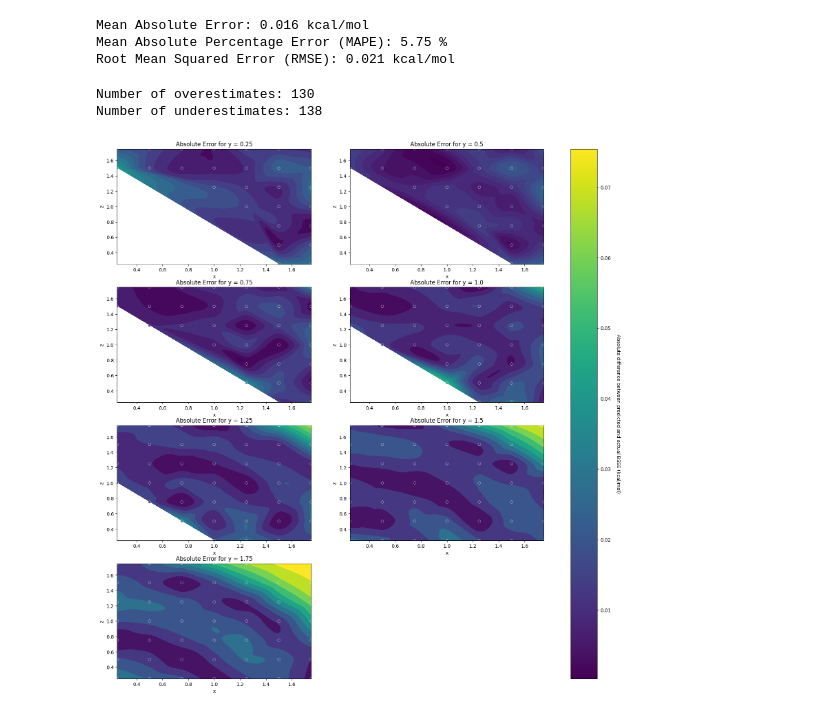
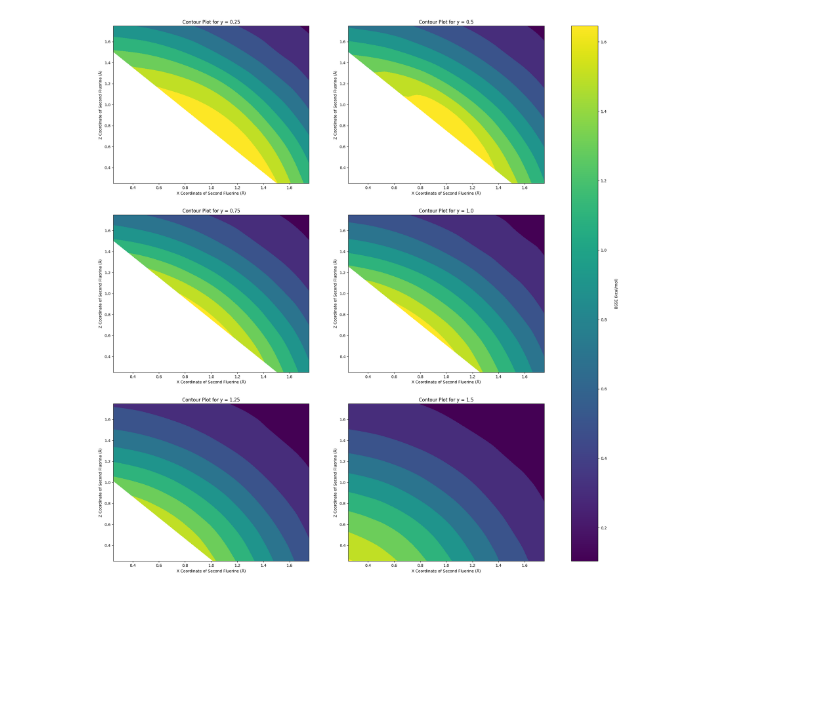
Before and after one commit to rmrresearch/bsse_db, a Jupyter notebook: data/bsse_calculations_HF_dimer/make_contour_plots.ipynb, the cells around one changed output. Cells and saved outputs as stored; diff of their text form; code cells hidden in the pictures; blank space fills up the shorter version.

```diff
--- a/data/bsse_calculations_HF_dimer/make_contour_plots.ipynb
+++ b/data/bsse_calculations_HF_dimer/make_contour_plots.ipynb
@@ -139,60 +0,0 @@ plt.show()
-# %%
-# show 3 decimals places
-
-print(f"Mean Absolute Error: {np.mean(np.abs(predicted_bsses - actual_bsse)):.3f} kcal/mol")
-mape = np.mean(np.abs((predicted_bsses - actual_bsse) / actual_bsse)) * 100
-print(f"Mean Absolute Percentage Error (MAPE): {mape:.2f} %")
-print(f"Root Mean Squared Error (RMSE): {np.sqrt(np.mean((predicted_bsses - actual_bsse) ** 2)):.3f} kcal/mol")
-# %% [output]
-Mean Absolute Error: 0.016 kcal/mol
-Mean Absolute Percentage Error (MAPE): 5.75 %
-Root Mean Squared Error (RMSE): 0.021 kcal/mol
-# %%
-overestimates = np.sum(predicted_bsses > actual_bsse)
-underestimates = np.sum(predicted_bsses < actual_bsse)
-print(f"Number of overestimates: {overestimates}")
-print(f"Number of underestimates: {underestimates}")
-# %% [output]
-Number of overestimates: 130
-Number of underestimates: 138
-# %%
-from scipy.interpolate import griddata
-
-fig, axes = plt.subplots(nrows=4, ncols=2, figsize=(20, 20))
-cmap = cm.get_cmap('viridis')
-vmin = abs_error.min()
-vmax = abs_error.max()
-normalizer = Normalize(vmin=vmin, vmax=vmax)
-fig.delaxes(axes[3][1])
-
-for i, fixed_y_value in enumerate(np.arange(.25, 2, .25)):
-    ax = axes[i // 2, i % 2]
-
-    mask = bsse_data_nwchem['y'] == fixed_y_value
-    x_data = bsse_data_nwchem[mask]['x'].values
-    z_data = bsse_data_nwchem[mask]['z'].values
-    error_data = abs_error[mask]
-
-    x_grid = np.linspace(x_data.min(), x_data.max(), 100)
-    z_grid = np.linspace(z_data.min(), z_data.max(), 100)
-    X_grid, Z_grid = np.meshgrid(x_grid, z_grid)
-
-    error_grid = griddata((x_data, z_data), error_data, (X_grid, Z_grid),
-                         method='cubic', fill_value=np.nan)
-
-    contour = ax.contourf(X_grid, Z_grid, error_grid, levels=10,
-                         cmap=cmap, vmin=vmin, vmax=vmax)
-
-    ax.scatter(x_data, z_data, c=error_data, cmap=cmap,
-              vmin=vmin, vmax=vmax, s=30, edgecolors='white',
-              linewidth=0.5, alpha=0.8)
-
-    ax.set_title(f"Absolute Error for y = {fixed_y_value}")
-    ax.set_xlabel("x")
-    ax.set_ylabel("z")
-
-cbar = fig.colorbar(cm.ScalarMappable(norm=normalizer, cmap=cmap), ax=axes.ravel().tolist())
-cbar.set_label('Absolute difference between predicted and actual BSSE (kcal/mol)', rotation=270, labelpad=20)
-plt.show()
-# %% [output]
-[figure, removed]
@@ -198,0 +4,9 @@ plt.show()
+# %%
+bsse_data_nwchem_kcal = pd.read_csv("BSSE_by_FF_distance_nwchem.csv")
+bsse_data_nwchem_kcal["BSSE_A"] = bsse_data_nwchem_kcal["BSSE_A"] * 627.5096
+bsse_data_nwchem_kcal["BSSE_B"] = bsse_data_nwchem_kcal["BSSE_B"] * 627.5096
+bsse_data_nwchem_kcal["Delta_E_AB_AB"] = bsse_data_nwchem_kcal["Delta_E_AB_AB"] * 627.5096
+# %%
+make_bsse_contour_plots(bsse_data_nwchem_kcal, "Fluorine")
+# %% [output]
+[figure, added]
```
Also changed, not shown: parts of 14 cells of this notebook, 15 other files.
